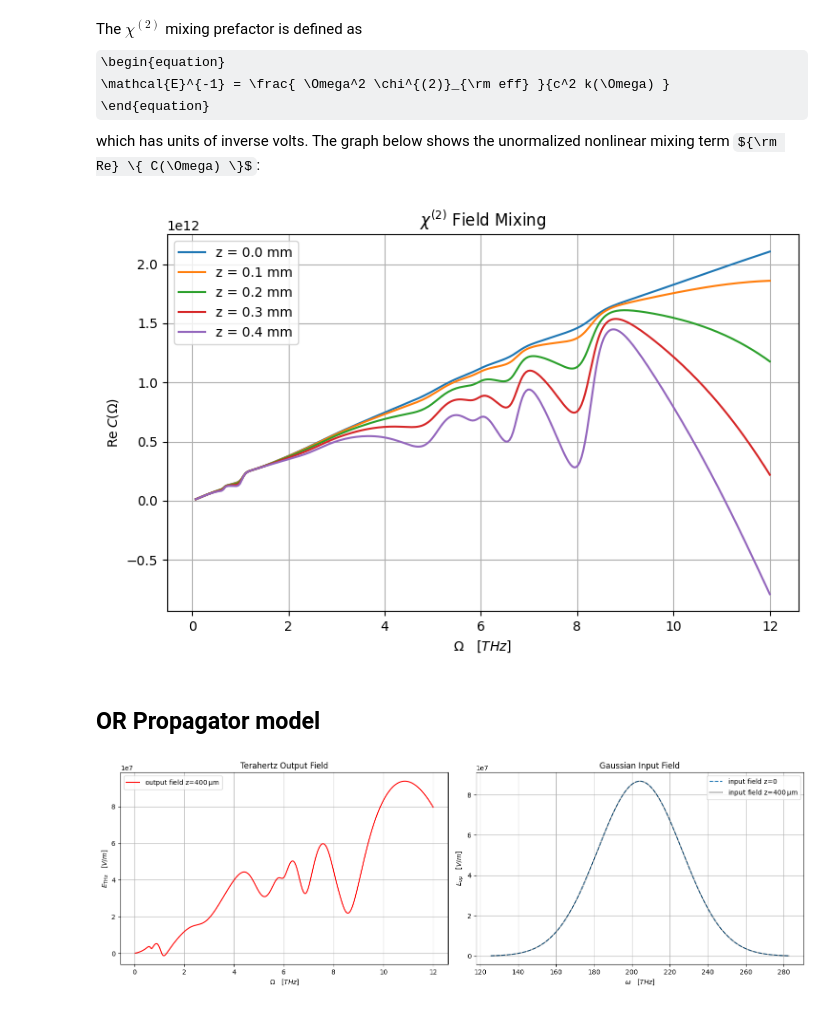
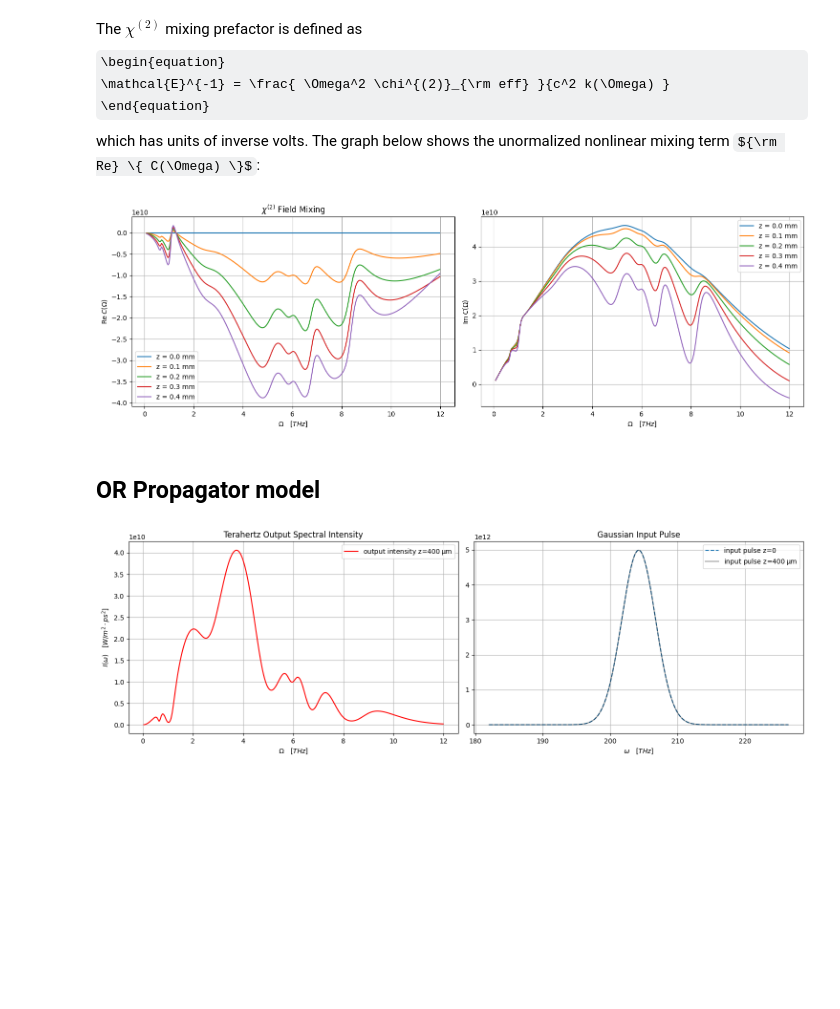
Before and after one commit to p-engel/nonlinear_optics, a Jupyter notebook: optical_rectification/analysis.ipynb, the cells around one changed output. Drawn from its saved outputs; the diff is of its cells as text; code cells hidden in the pictures; some formulas as TeX source; blank space fills up the shorter version.

```diff
--- a/optical_rectification/analysis.ipynb
+++ b/optical_rectification/analysis.ipynb
@@ -64,7 +64,9 @@ w0 = definitions.c / 1468e-9 *1e-12  # [THz]
 t_fwhm = 75e-15 * 1e12  # [ps]
 E0 = 5.4315195283 * 1e8  # [V/m]
 pulse = definitions.Gaussian(w0=w0, t_fwhm=t_fwhm, E0=E0)
-w = np.linspace((w0 - 2.5*pulse.delta), (w0 + 2.5*pulse.delta), 2**12)  # [THz] domain
+sigma = pulse.delta / np.sqrt(2)
+w = np.linspace((w0 - sigma), (w0 + sigma), 2**10)
+w_fwhm = pulse.delta * np.sqrt(2*np.log(2)) / (2 * np.pi)
 
 fig1, ax = plt.subplots()
 ax.plot(w, pulse.field_w(w), 'r')
@@ -79,5 +81,5 @@ ax1.tick_params(axis='y',labelcolor='k')
 
 plt.grid(True)
 plt.show()
-print("The pulse bandwith is ", pulse.delta, "THz")
+print("The pulse bandwith is ", w_fwhm, "THz")
 # %% [output]
@@ -240,15 +242,19 @@ C_zm_real = np.zeros( (len(zvals), len(mvals)) )
 C_zm_imag = np.zeros( (len(zvals), len(mvals)) )
 
 for i, z in enumerate(zvals):
-    C_zm_real[i, :] = np.array( [
-        definitions.chi2_mixing(
+    C_zm = np.array( [
+        1j * definitions.chi2_mixing(
             pulse.field_w(w),
             dw, m, dispersion.phase_match(), z
         )
         for m, _ in enumerate(Ω)
-    ] ).real
+    ] )
+    C_zm_real[i, :] = C_zm.real
+    C_zm_imag[i, :] = C_zm.imag
+
+for i, _ in enumerate(zvals):
     ax7.plot(Ω[1:], (C_zm_real[i, 1:] / C_zm_real[i, 1]), label='z = '+str(z*1e3)+' mm')
-    ax8.plot(Ω[1:], (C_zm_imag[i, 1:]), label='z = '+str(z*1e3)+' mm')
+    ax8.plot(Ω[1:], (C_zm_imag[i, 1:] / C_zm_imag[i, 1]), label='z = '+str(z*1e3)+' mm')
 
 ax7.set_title(r"$\chi^{(2)}$ Field Mixing")
 ax7.set_xlabel(r"$\Omega \quad [THz]$")
@@ -271,20 +277,25 @@ which has units of inverse volts. The graph below shows the unormalized nonlinea
 ${\rm Re} \{ C(\Omega) \}$:
 # %%
 # visualize chi2 mixing
-fig9, ax9 = plt.subplots(figsize=(7.6, 5))
+fig9, (ax9a, ax9b) = plt.subplots(figsize=(15, 5), nrows=1, ncols=2)
 
 pref = definitions.chi2_factor(Ω, dispersion.k_Ω)
 for i, z in enumerate(zvals):
-    ax9.plot(Ω[1:], (pref[1:] * C_zm_real[i, 1:]), label='z = '+str(z*1e3)+' mm')
+    ax9a.plot(Ω[1:], (pref[1:] * C_zm_real[i, 1:]), label='z = '+str(z*1e3)+' mm')
+    ax9b.plot(Ω[1:], (pref[1:] * C_zm_imag[i, 1:]), label='z = '+str(z*1e3)+' mm')
 
-ax9.set_title(r"$\chi^{(2)}$ Field Mixing")
-ax9.set_xlabel(r"$\Omega \quad [THz]$")
-ax9.set_ylabel(r"${\rm Re} \: C(Ω)$")
-ax9.legend()
-ax9.grid(True)
+ax9a.set_title(r"$\chi^{(2)}$ Field Mixing")
+ax9a.set_xlabel(r"$\Omega \quad [THz]$")
+ax9a.set_ylabel(r"${\rm Re} \: C(Ω)$")
+ax9a.legend()
+ax9a.grid(True)
+ax9b.set_xlabel(r"$\Omega \quad [THz]$")
+ax9b.set_ylabel(r"${\rm Im} \: C(Ω)$")
+ax9b.legend()
+ax9b.grid(True)
 plt.tight_layout()
 # %% [output]
-[figure, old version]
+[figure, new version]
 # %% [markdown]
 ## OR Propagator model
 # %%
@@ -300,21 +311,24 @@ Ew_output, EΩ_output = model.unpack( sol.y[:, -1] )
 fig10, (ax10, ax11) = plt.subplots(figsize=(15, 5), nrows=1, ncols=2)
 # fig10, ax10 = plt.subplots(figsize=(15, 5))
 
-ax11.plot(w, Ew_input, '--', label=r'input field z=0')
-ax11.plot(w, Ew_output, 'k', alpha=0.4, label=r'input field z=$400 \: {\rm {\mu}m}$')
-ax11.set_title(r"Gaussian Input Field")
+ax11.plot(w, (EPS0*c/2)*np.abs(Ew_input)**2, '--',
+          label=r'input pulse z=0')
+ax11.plot(w, (EPS0*c/2)*np.abs(Ew_output)**2, 'k',
+          alpha=0.4, label=r'input pulse z=$400 \: {\rm {\mu}m}$')
+ax11.set_title(r"Gaussian Input Pulse")
 ax11.set_xlabel(r"$\omega \quad [THz]$")
-ax11.set_ylabel(r"$E_{\rm op} \quad [V/m]$")
+# ax11.set_ylabel(r"$E_{\rm op} \quad [V/m]$")
 ax11.legend()
 ax11.grid(True)
 
-ax10.plot(Ω, EΩ_output, '-r', label=r'output field z=$400 \: {\rm {\mu}m}$')
-ax10.set_title(r"Terahertz Output Field")
+ax10.plot(Ω, (EPS0*c/2)*np.abs(EΩ_output)**2, '-r',
+          label=r'output intensity z=$400 \: {\rm {\mu}m}$')
+ax10.set_title(r"Terahertz Output Spectral Intensity")
 ax10.set_xlabel(r"$\Omega \quad [THz]$")
-ax10.set_ylabel(r"$E_{\rm THz} \quad [V/m]$")
+ax10.set_ylabel(r"$I(\omega) \quad [W/m^2 \cdot ps^2]$")
 ax10.legend()
 ax10.grid(True)
 
 plt.tight_layout()
 # %% [output]
-[figure, old version]
+[figure, new version]
```
Also changed, not shown: parts of 7 cells of this notebook, 1 other file.
